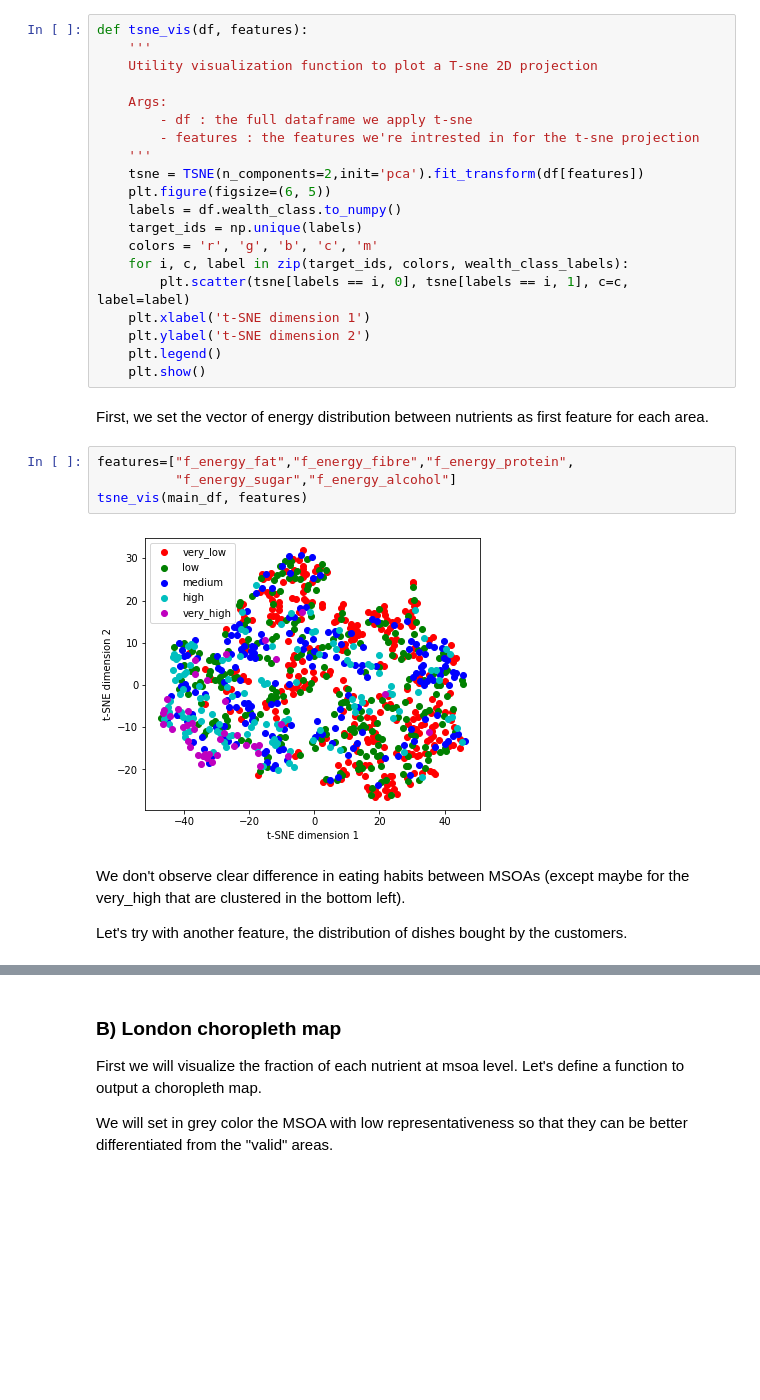
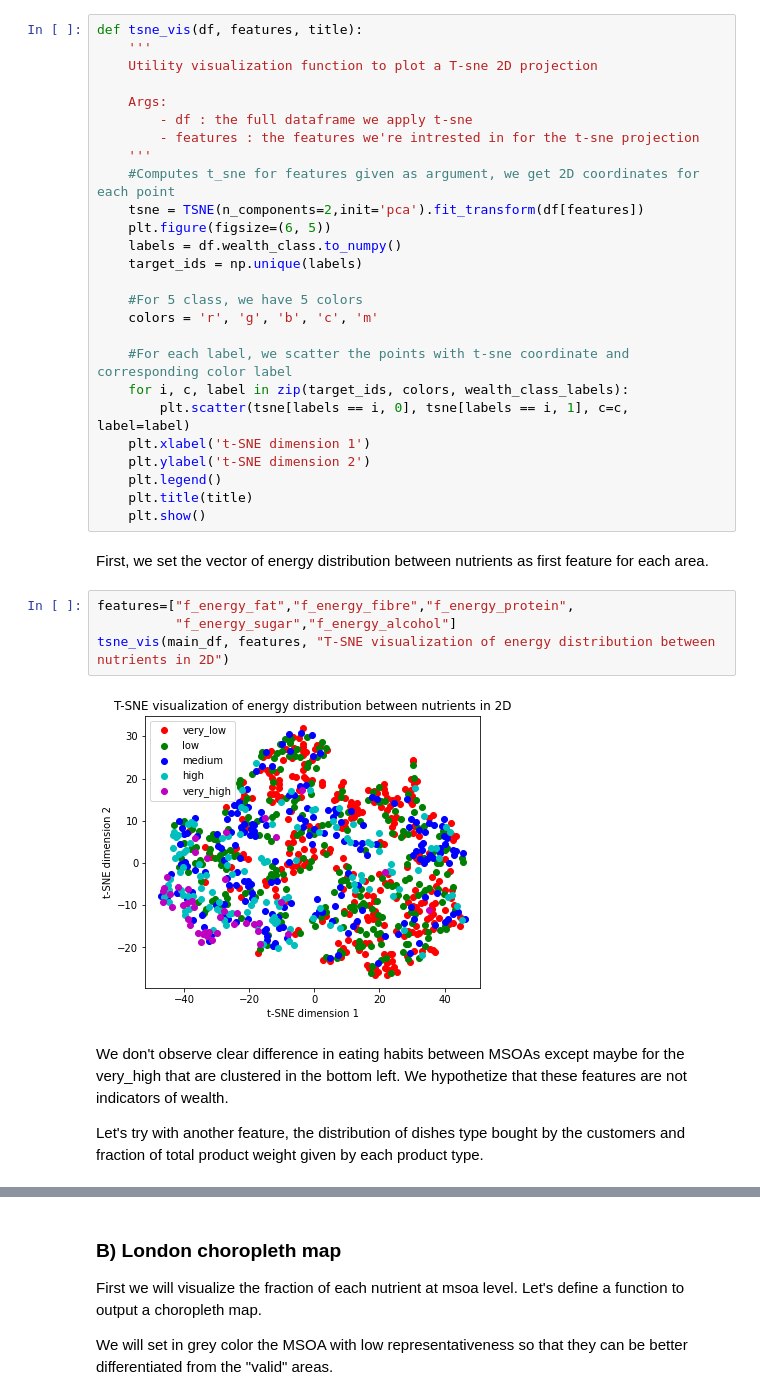
Before and after one commit to epfl-ada/ada-2020-project-milestone-p3-p3_adacadabra, a Jupyter notebook: extension.ipynb, the cells around one changed output, grey strips where cells are left out. Drawn from its saved outputs; the diff is of its cells as text; blank space fills up the shorter version.

```diff
--- a/extension.ipynb
+++ b/extension.ipynb
@@ -236,5 +245,5 @@ main_df.head(3)
 # %%
-def tsne_vis(df, features):
+def tsne_vis(df, features, title):
     '''
     Utility visualization function to plot a T-sne 2D projection
 
@@ -242,28 +251,34 @@ def tsne_vis(df, features):
         - df : the full dataframe we apply t-sne
         - features : the features we're intrested in for the t-sne projection
     '''
+    #Computes t_sne for features given as argument, we get 2D coordinates for each point
     tsne = TSNE(n_components=2,init='pca').fit_transform(df[features])
     plt.figure(figsize=(6, 5))
     labels = df.wealth_class.to_numpy()
     target_ids = np.unique(labels)
+
+    #For 5 class, we have 5 colors
     colors = 'r', 'g', 'b', 'c', 'm'
+
+    #For each label, we scatter the points with t-sne coordinate and corresponding color label
     for i, c, label in zip(target_ids, colors, wealth_class_labels):
         plt.scatter(tsne[labels == i, 0], tsne[labels == i, 1], c=c, label=label)
     plt.xlabel('t-SNE dimension 1')
     plt.ylabel('t-SNE dimension 2')
     plt.legend()
+    plt.title(title)
     plt.show()
 # %% [markdown]
 First, we set the vector of energy distribution between nutrients as first feature for each area.
 # %%
 features=["f_energy_fat","f_energy_fibre","f_energy_protein",
           "f_energy_sugar","f_energy_alcohol"]
-tsne_vis(main_df, features)
+tsne_vis(main_df, features, "T-SNE visualization of energy distribution between nutrients in 2D")
 # %% [output]
-[figure, old version]
+[figure, new version]
 # %% [markdown]
-We don't observe clear difference in eating habits between MSOAs (except maybe for the very_high that are clustered in the bottom left).
+We don't observe clear difference in eating habits between MSOAs except maybe for the very_high that are clustered in the bottom left. We hypothetize that these features are not indicators of wealth.
 
-Let's try with another feature, the distribution of dishes bought by the customers.
+Let's try with another feature, the distribution of dishes type bought by the customers and fraction of total product weight given by each product type.
 # %%
 feats = []
```
Also changed, not shown: parts of 21 cells of this notebook.
